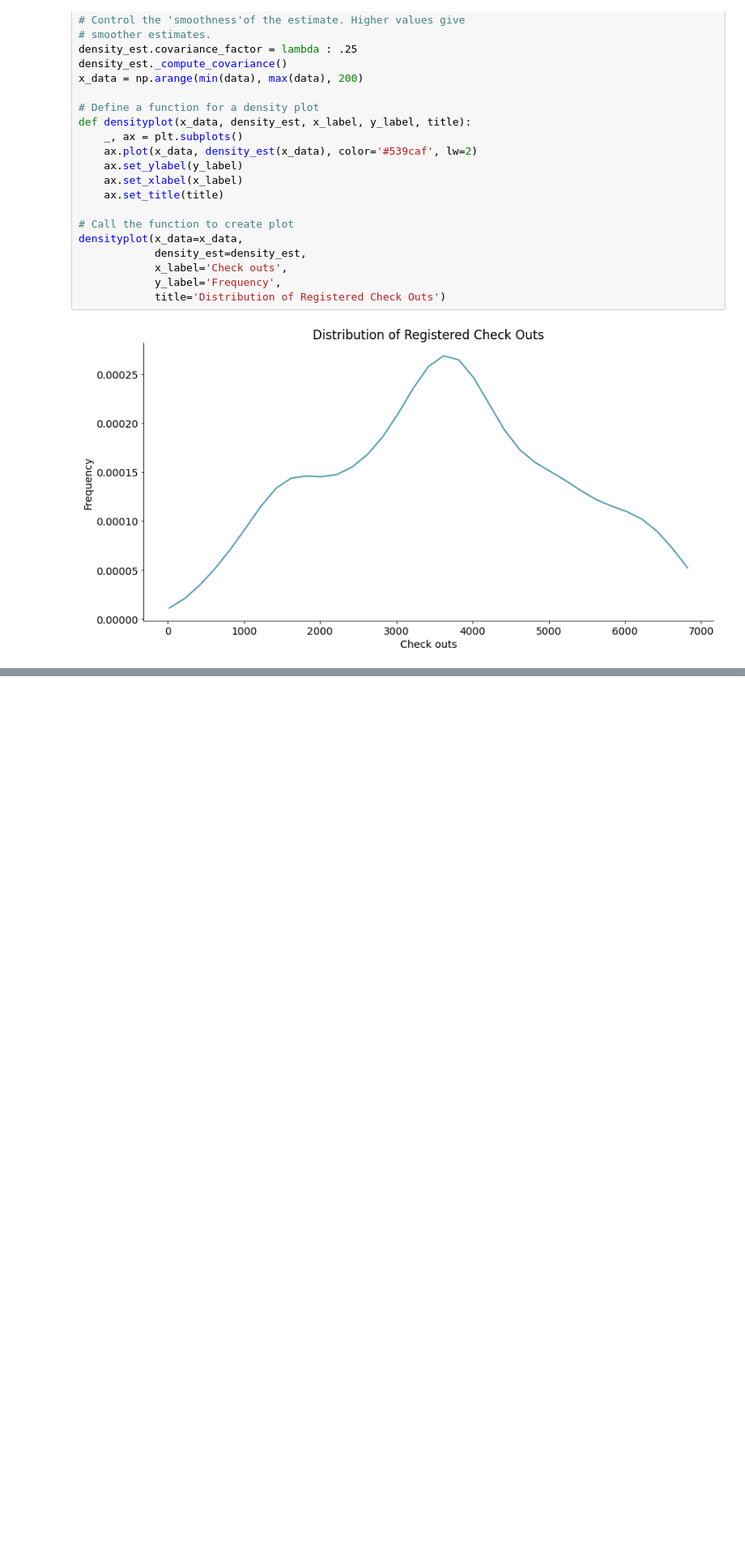
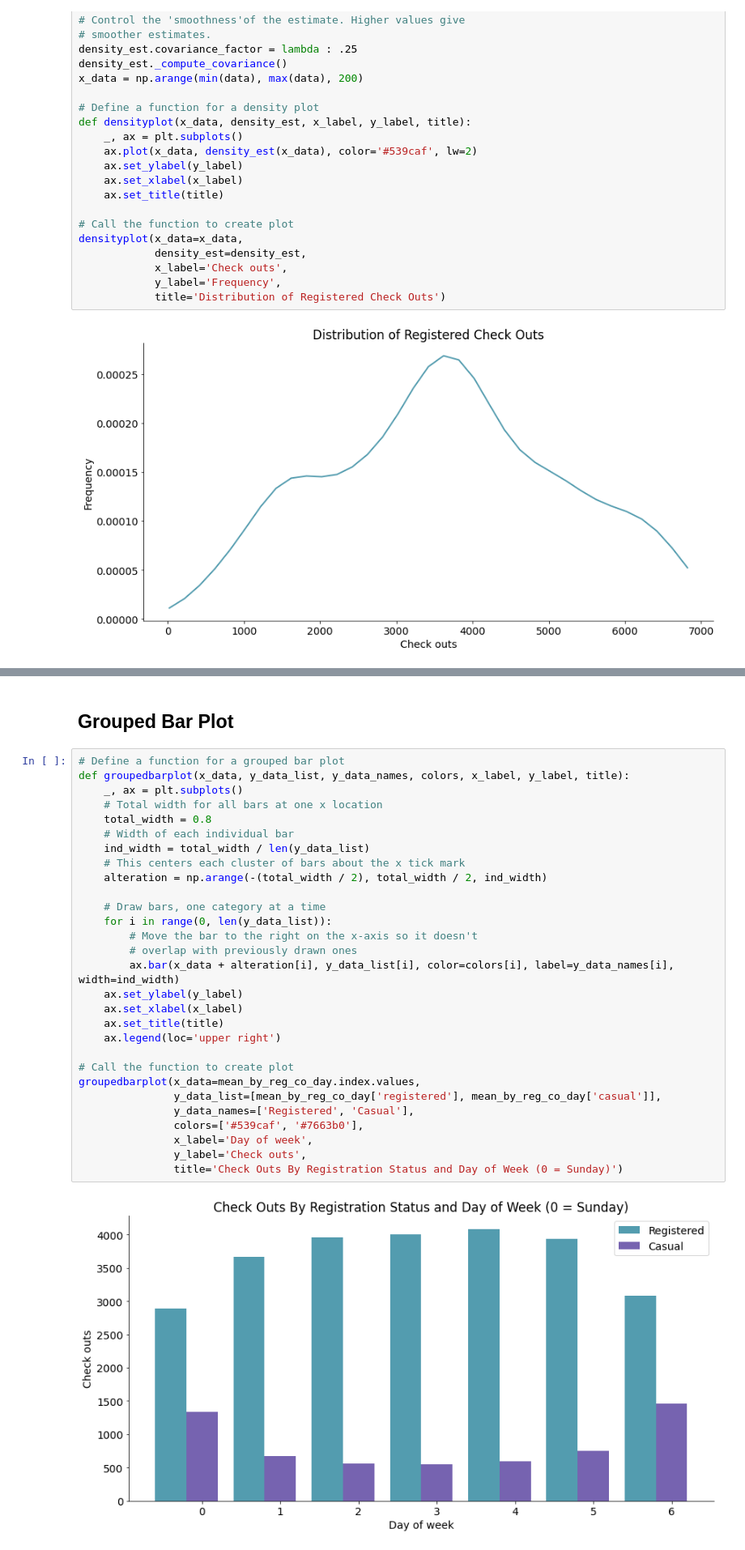
Before and after one commit to Nelson-A-Morais/data-visualization-tutorial, a Jupyter notebook: tutorial.ipynb, the cells around one changed output, grey strips where cells are left out. Shown at 81% size. Drawn from its saved outputs; the diff is of its cells as text; blank space fills up the shorter version.

```diff
--- a/tutorial.ipynb
+++ b/tutorial.ipynb
@@ -284,0 +367,33 @@ densityplot(x_data=x_data,
+# %% [markdown]
+## Grouped Bar Plot
+# %%
+# Define a function for a grouped bar plot
+def groupedbarplot(x_data, y_data_list, y_data_names, colors, x_label, y_label, title):
+    _, ax = plt.subplots()
+    # Total width for all bars at one x location
+    total_width = 0.8
+    # Width of each individual bar
+    ind_width = total_width / len(y_data_list)
+    # This centers each cluster of bars about the x tick mark
+    alteration = np.arange(-(total_width / 2), total_width / 2, ind_width)
+
+    # Draw bars, one category at a time
+    for i in range(0, len(y_data_list)):
+        # Move the bar to the right on the x-axis so it doesn't
+        # overlap with previously drawn ones
+        ax.bar(x_data + alteration[i], y_data_list[i], color=colors[i], label=y_data_names[i], width=ind_width)
+    ax.set_ylabel(y_label)
+    ax.set_xlabel(x_label)
+    ax.set_title(title)
+    ax.legend(loc='upper right')
+
+# Call the function to create plot
+groupedbarplot(x_data=mean_by_reg_co_day.index.values,
+               y_data_list=[mean_by_reg_co_day['registered'], mean_by_reg_co_day['casual']],
+               y_data_names=['Registered', 'Casual'],
+               colors=['#539caf', '#7663b0'],
+               x_label='Day of week',
+               y_label='Check outs',
+               title='Check Outs By Registration Status and Day of Week (0 = Sunday)')
+# %% [output]
+[figure, added]
```
Also changed, not shown: parts of 8 cells of this notebook, 1 other file.
